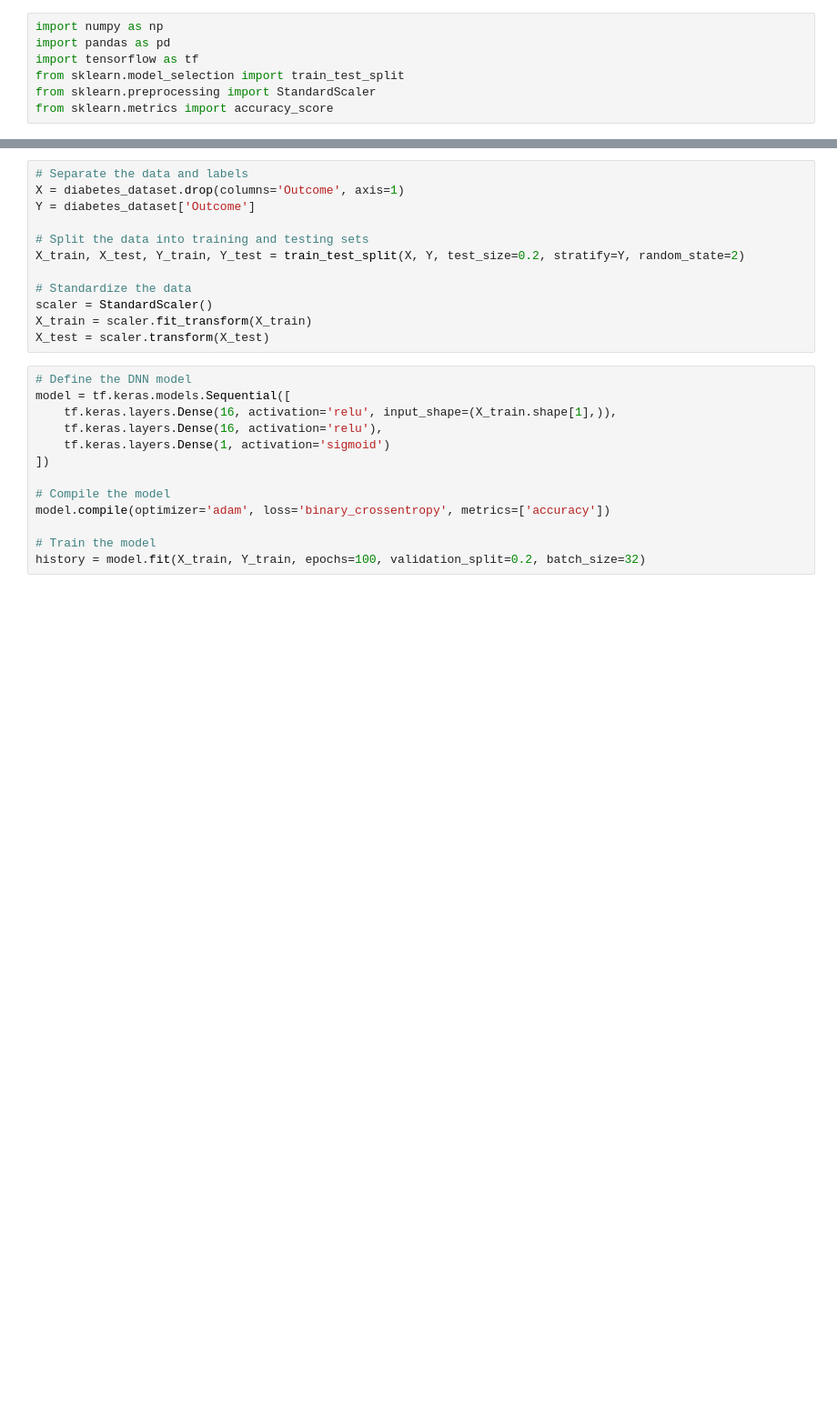
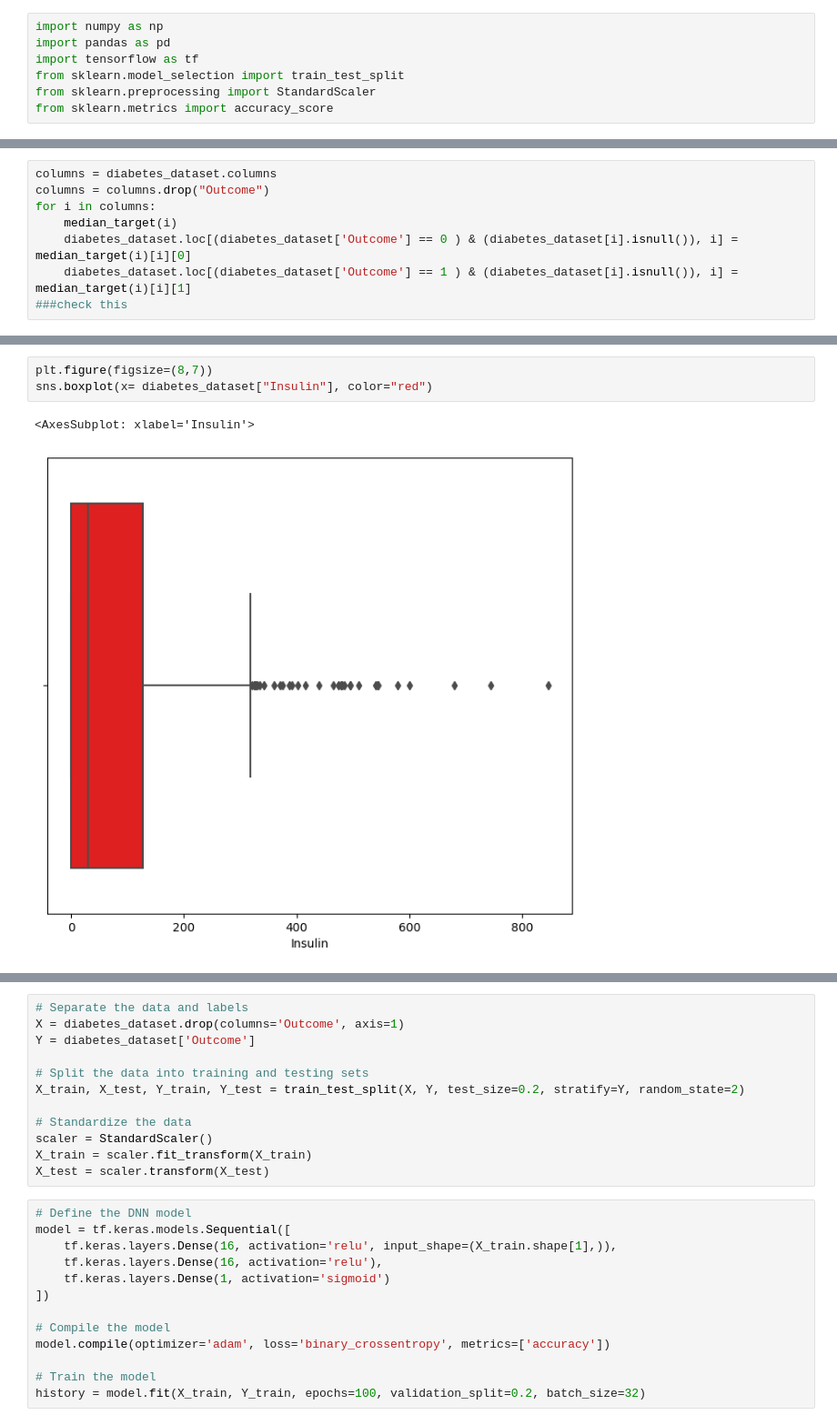
Before and after one commit to yuki0702p/disease_prediction, a Jupyter notebook: Extra_3models/Diebetics_using_dnn.ipynb, the cells around one changed output, grey strips where cells are left out. Shown: that part at 91% size. Cells and saved outputs as stored; diff of their text form; blank space fills up the shorter version.

```diff
--- a/Extra_3models/Diebetics_using_dnn.ipynb
+++ b/Extra_3models/Diebetics_using_dnn.ipynb
@@ -43,0 +139,8 @@ Outcome
+# %%
+columns = diabetes_dataset.columns
+columns = columns.drop("Outcome")
+for i in columns:
+    median_target(i)
+    diabetes_dataset.loc[(diabetes_dataset['Outcome'] == 0 ) & (diabetes_dataset[i].isnull()), i] = median_target(i)[i][0]
+    diabetes_dataset.loc[(diabetes_dataset['Outcome'] == 1 ) & (diabetes_dataset[i].isnull()), i] = median_target(i)[i][1]
+###check this
@@ -43,0 +156,6 @@ Outcome
+# %%
+plt.figure(figsize=(8,7))
+sns.boxplot(x= diabetes_dataset["Insulin"], color="red")
+# %% [output]
+<AxesSubplot: xlabel='Insulin'>
+[figure, added]
```
Also changed, not shown: parts of 19 cells of this notebook, 7 other files.
